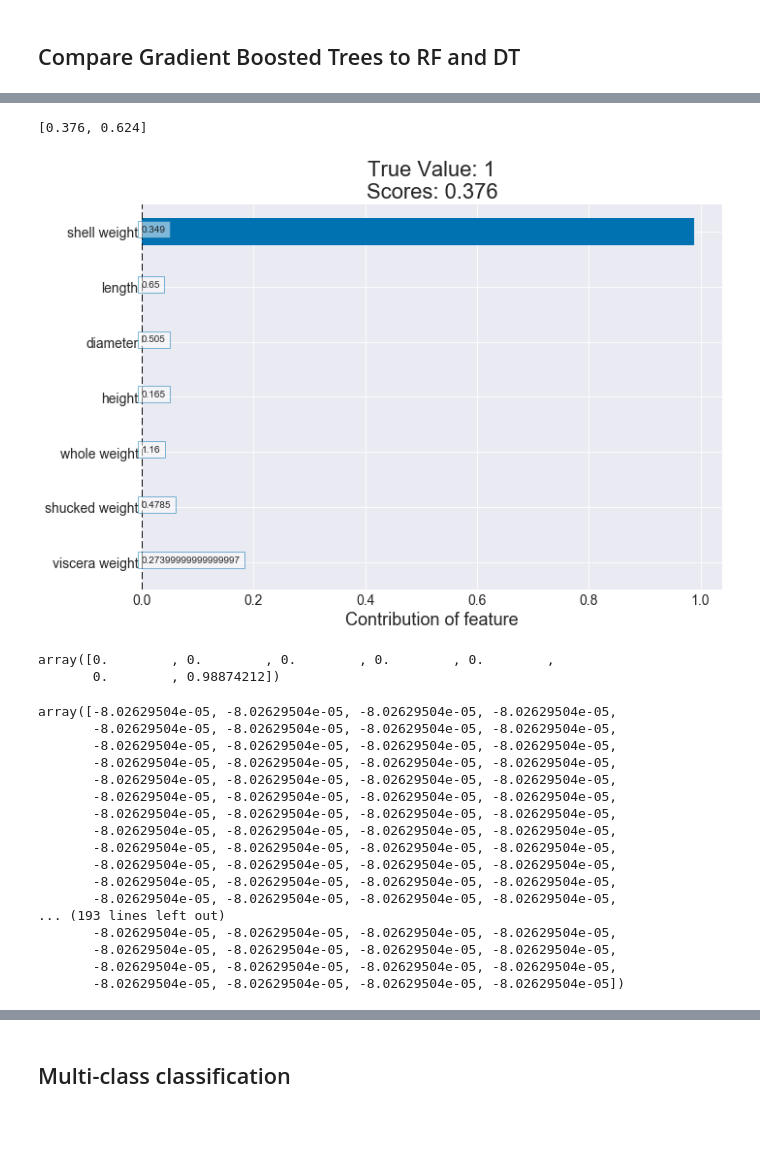
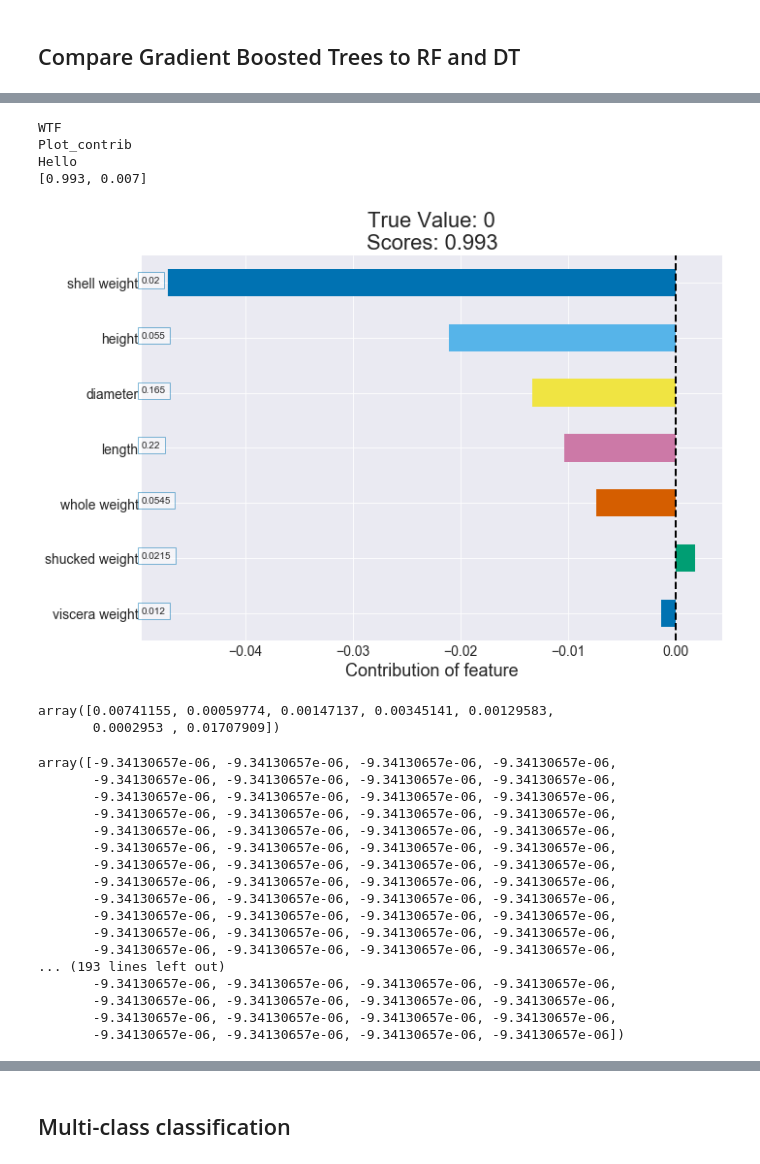
Before and after one commit to rpb/interpreting-decision-trees-and-random-forests, a Jupyter notebook: Blog Code-GBT.ipynb, the cells around one changed output, grey strips where cells are left out. Cells and saved outputs as stored; diff of their text form; code cells hidden in the pictures; blank space fills up the shorter version.

```diff
--- a/Blog Code-GBT.ipynb
+++ b/Blog Code-GBT.ipynb
@@ -174,9 +175,9 @@ RandomForestRegressor(bootstrap=True, criterion='mse', max_depth=3,
            min_weight_fraction_leaf=0.0, n_estimators=100, n_jobs=1,
            oob_score=False, random_state=0, verbose=0, warm_start=False)
 # %%
-gbt_bin_clf = GradientBoostingClassifier(max_depth=2, n_estimators=5, random_state=0)
+gbt_bin_clf = GradientBoostingClassifier(max_depth=3, n_estimators=500, random_state=0)
 gbt_bin_clf.fit(X_train, y_train_bin_clf)
-gbt_reg = GradientBoostingRegressor(max_depth=2, n_estimators=5, random_state = 0)
+gbt_reg = GradientBoostingRegressor(max_depth=3, n_estimators=500, random_state = 0)
 gbt_reg.fit(X_train, y_train_reg)
 # %% [output]
 GradientBoostingRegressor(alpha=0.9, criterion='friedman_mse', init=None,
@@ -426,41 +476,44 @@ plt.savefig('plots/contribution_plot_rf_class.png')
 # %%
 df3, true_label3, pred3 = plot_obs_feature_contrib(gbt_bin_clf,
                                                 gbt_bin_clf_contrib,
                                                 X_test,
                                                 y_test_bin_clf,
-                                                5,
+                                                3,
                                                 order_by='contribution'
                                                )
 plt.tight_layout()
 plt.savefig('plots/contribution_plot_gbt_class.png')
 # %% [output]
-[0.376, 0.624]
+WTF
+Plot_contrib
+Hello
+[0.993, 0.007]
-[figure, old version]
+[figure, new version]
 # %%
 gbt_bin_clf_contrib[5]
 # %% [output]
-array([0.        , 0.        , 0.        , 0.        , 0.        ,
-       0.        , 0.98874212])
+array([0.00741155, 0.00059774, 0.00147137, 0.00345141, 0.00129583,
+       0.0002953 , 0.01707909])
 # %%
 gbt_bin_clf_bias
 # %% [output]
-array([-8.02629504e-05, -8.02629504e-05, -8.02629504e-05, -8.02629504e-05,
-       -8.02629504e-05, -8.02629504e-05, -8.02629504e-05, -8.02629504e-05,
-       -8.02629504e-05, -8.02629504e-05, -8.02629504e-05, -8.02629504e-05,
-       -8.02629504e-05, -8.02629504e-05, -8.02629504e-05, -8.02629504e-05,
-       -8.02629504e-05, -8.02629504e-05, -8.02629504e-05, -8.02629504e-05,
-       -8.02629504e-05, -8.02629504e-05, -8.02629504e-05, -8.02629504e-05,
-       -8.02629504e-05, -8.02629504e-05, -8.02629504e-05, -8.02629504e-05,
-       -8.02629504e-05, -8.02629504e-05, -8.02629504e-05, -8.02629504e-05,
-       -8.02629504e-05, -8.02629504e-05, -8.02629504e-05, -8.02629504e-05,
-       -8.02629504e-05, -8.02629504e-05, -8.02629504e-05, -8.02629504e-05,
-       -8.02629504e-05, -8.02629504e-05, -8.02629504e-05, -8.02629504e-05,
-       -8.02629504e-05, -8.02629504e-05, -8.02629504e-05, -8.02629504e-05,
+array([-9.34130657e-06, -9.34130657e-06, -9.34130657e-06, -9.34130657e-06,
+       -9.34130657e-06, -9.34130657e-06, -9.34130657e-06, -9.34130657e-06,
+       -9.34130657e-06, -9.34130657e-06, -9.34130657e-06, -9.34130657e-06,
+       -9.34130657e-06, -9.34130657e-06, -9.34130657e-06, -9.34130657e-06,
+       -9.34130657e-06, -9.34130657e-06, -9.34130657e-06, -9.34130657e-06,
+       -9.34130657e-06, -9.34130657e-06, -9.34130657e-06, -9.34130657e-06,
+       -9.34130657e-06, -9.34130657e-06, -9.34130657e-06, -9.34130657e-06,
+       -9.34130657e-06, -9.34130657e-06, -9.34130657e-06, -9.34130657e-06,
+       -9.34130657e-06, -9.34130657e-06, -9.34130657e-06, -9.34130657e-06,
+       -9.34130657e-06, -9.34130657e-06, -9.34130657e-06, -9.34130657e-06,
+       -9.34130657e-06, -9.34130657e-06, -9.34130657e-06, -9.34130657e-06,
+       -9.34130657e-06, -9.34130657e-06, -9.34130657e-06, -9.34130657e-06,
 ... (193 lines left out)
-       -8.02629504e-05, -8.02629504e-05, -8.02629504e-05, -8.02629504e-05,
-       -8.02629504e-05, -8.02629504e-05, -8.02629504e-05, -8.02629504e-05,
-       -8.02629504e-05, -8.02629504e-05, -8.02629504e-05, -8.02629504e-05,
-       -8.02629504e-05, -8.02629504e-05, -8.02629504e-05, -8.02629504e-05])
+       -9.34130657e-06, -9.34130657e-06, -9.34130657e-06, -9.34130657e-06,
+       -9.34130657e-06, -9.34130657e-06, -9.34130657e-06, -9.34130657e-06,
+       -9.34130657e-06, -9.34130657e-06, -9.34130657e-06, -9.34130657e-06,
+       -9.34130657e-06, -9.34130657e-06, -9.34130657e-06, -9.34130657e-06])
 # %%
 gbt_clf_dot_data0 = export_graphviz(gbt_bin_clf.estimators_[0][0],
                                    out_file=None,
```
Also changed, not shown: parts of 33 cells of this notebook, 1 other file.
